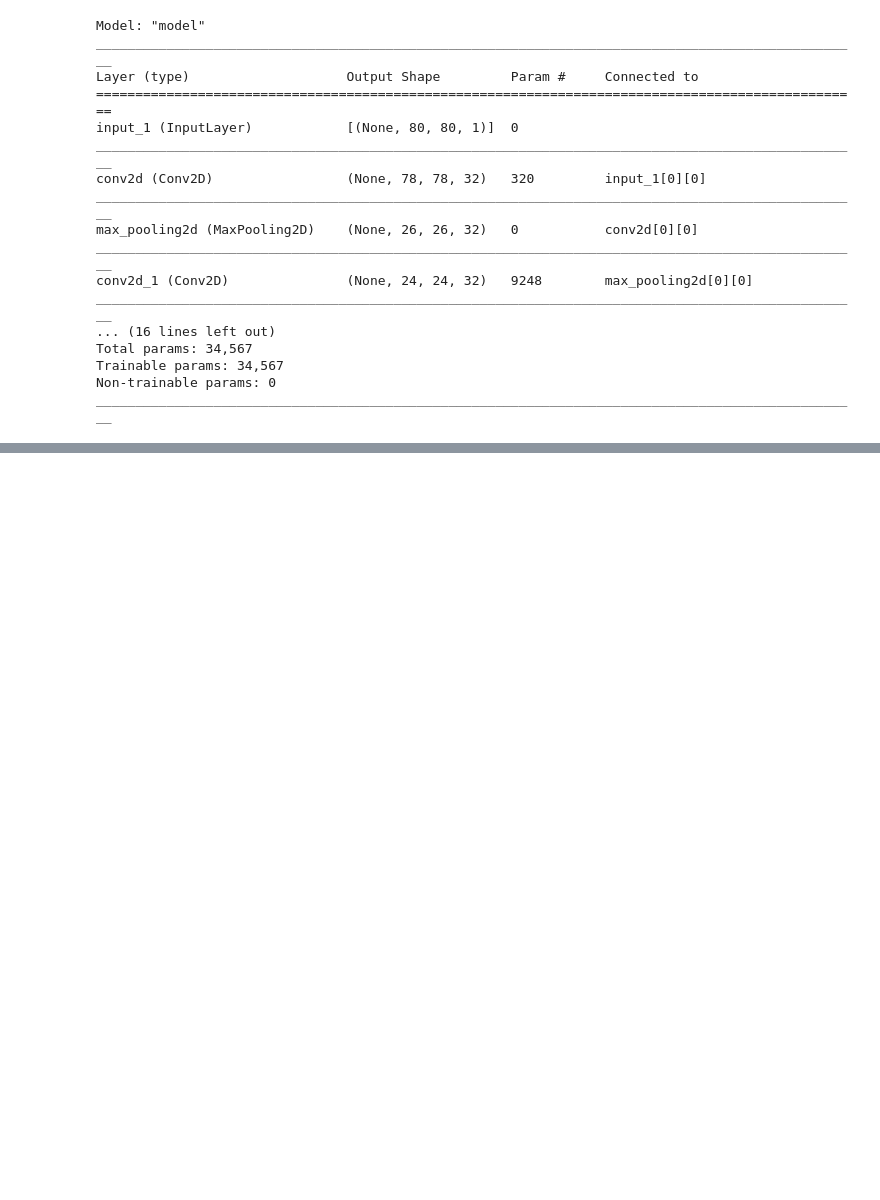
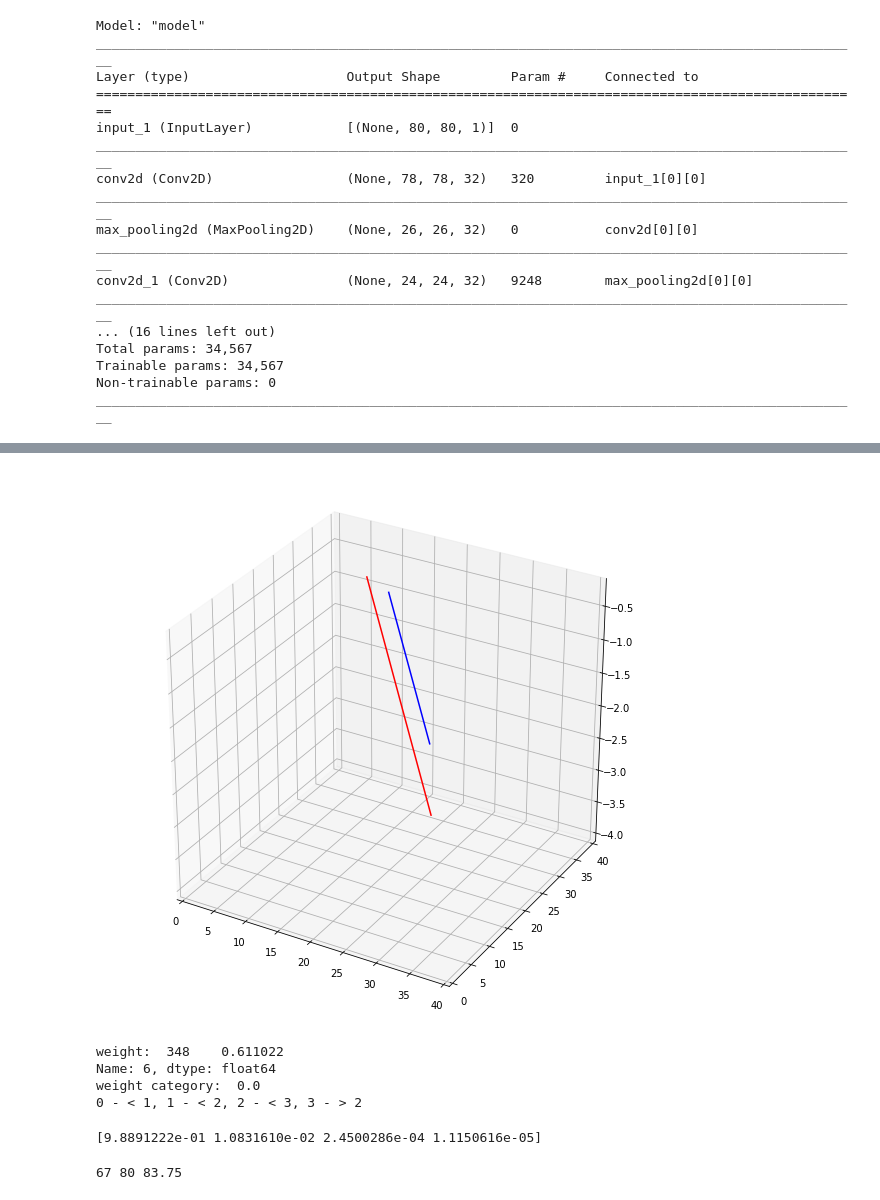
Before and after one commit to AnosovAndrey/Task, a Jupyter notebook: Untitled3.ipynb, the cells around one changed output, grey strips where cells are left out. Saved outputs shown, nothing was run; the diff lists cells and outputs as text; code cells hidden in the pictures; blank space fills up the shorter version.

```diff
--- a/Untitled3.ipynb
+++ b/Untitled3.ipynb
@@ -233,0 +280,67 @@ plt.show()
+# %%
+x_model2 = get_model2()
+# %%
+x_model2.compile('adam', loss=losses2,  metrics=metrics)
+# %%
+H2 = x_model2.fit(X_train2, {'coordinates': y_train21, 'weight': y_train23},validation_data=(X_test2,{'coordinates': y_test21, 'weight': y_test23}),batch_size=25,epochs=350,verbose=1)
+# %%
+result_3=x_model2.predict(X_test2)
+#print(result_3[0][:1])
+# np.set_printoptions(suppress=True)
+#print(np.argmax(result_3[0], axis=1))
+#print(result_3[1][:1])
+result_3_inv = y_scaler2.inverse_transform(result_3[1])
+#print(result_3_inv[:1])
+result_3 = np.column_stack((result_3_inv, np.argmax(result_3[0], axis=1)))
+# result_3 = np.column_stack((result_3[1], result_3[0]))
+# print(result_3[:1])
+#result_2_inv = y_scaler.inverse_transform(res)
+#print(result_2_inv)
+# %%
+fig2 = plt.figure(1, figsize=(10,10))
+ax2 = fig2.gca(projection='3d')
+
+pos = 28
+ # Give points
+x1 = [data_list[train_length + pos][1][0], data_list[train_length + pos][1][1]]
+y1 = [data_list[train_length + pos][1][2], data_list[train_length + pos][1][3]]
+z1 = np.array([data_list[train_length + pos][1][4], data_list[train_length + pos][1][5]]).flatten()
+
+plt.xlim(0, 40)
+plt.ylim(0, 40)
+ # Connect the first two points in the array
+
+ax3 = fig2.gca(projection='3d')
+
+ # Give points
+x2 = [result_3[pos][0], result_3[pos][1]]
+y2 = [result_3[pos][2], result_3[pos][3]]
+z2 = np.array([result_3[pos][4], result_3[pos][5]]).flatten()
+
+figure = ax2.plot(x1, y1, z1, c='r', )
+figure = ax3.plot(x2, y2, z2, c='b', )
+plt.show()
+
+print("weight: ", data_list[train_length + pos][1][6])
+print("weight category: ", result_3[pos][6])
+print("0 - < 1, 1 - < 2, 2 - < 3, 3 - > 2")
+# %% [output]
+[figure, added]
+weight:  348    0.611022
+Name: 6, dtype: float64
+weight category:  0.0
+0 - < 1, 1 - < 2, 2 - < 3, 3 - > 2
+# %%
+#np.set_printoptions(suppress=True)
+res_4=x_model2.predict(X_test2)
+print(res_4[0][pos])
+# %% [output]
+[9.8891222e-01 1.0831610e-02 2.4500286e-04 1.1150616e-05]
+# %%
+count = 0
+for i in range(len(result_3)):
+  if result_3[i][6] < float(data_list[train_length + i][1][6]) and (result_3[i][6] + 1 ) > float(data_list[train_length + i][1][6]):
+    count += 1
+print(count, len(result_3), count*100/len(result_3))
+# %% [output]
+67 80 83.75
```
Also changed, not shown: parts of 8 cells of this notebook.
